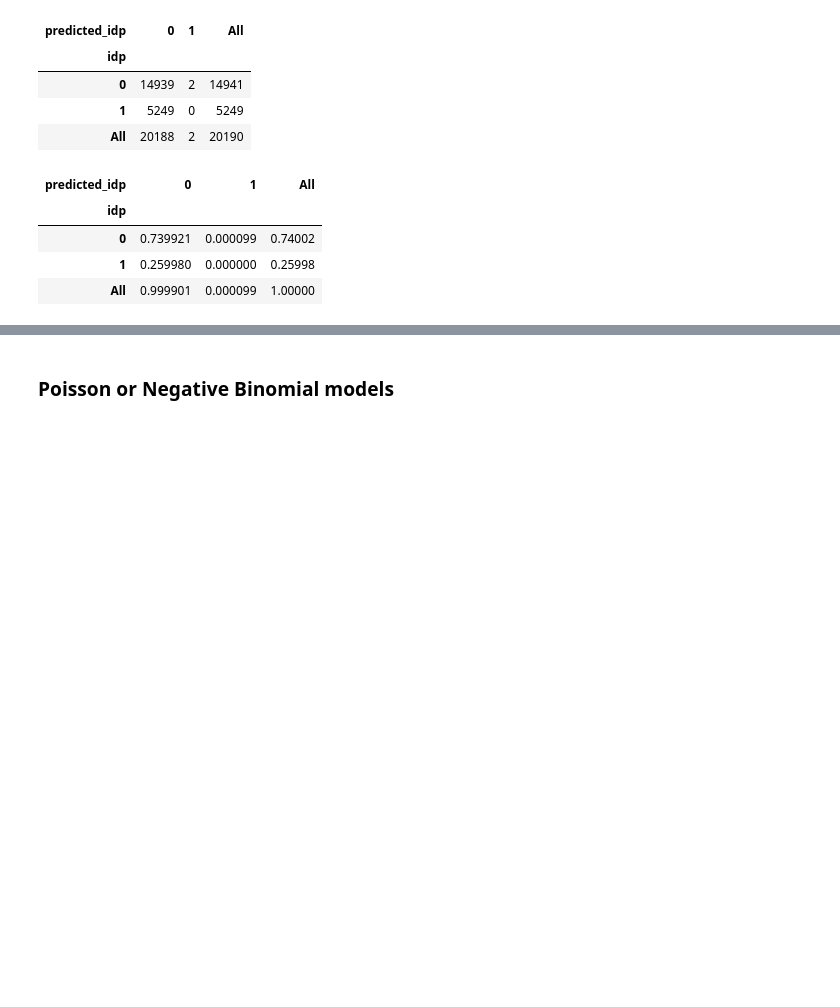
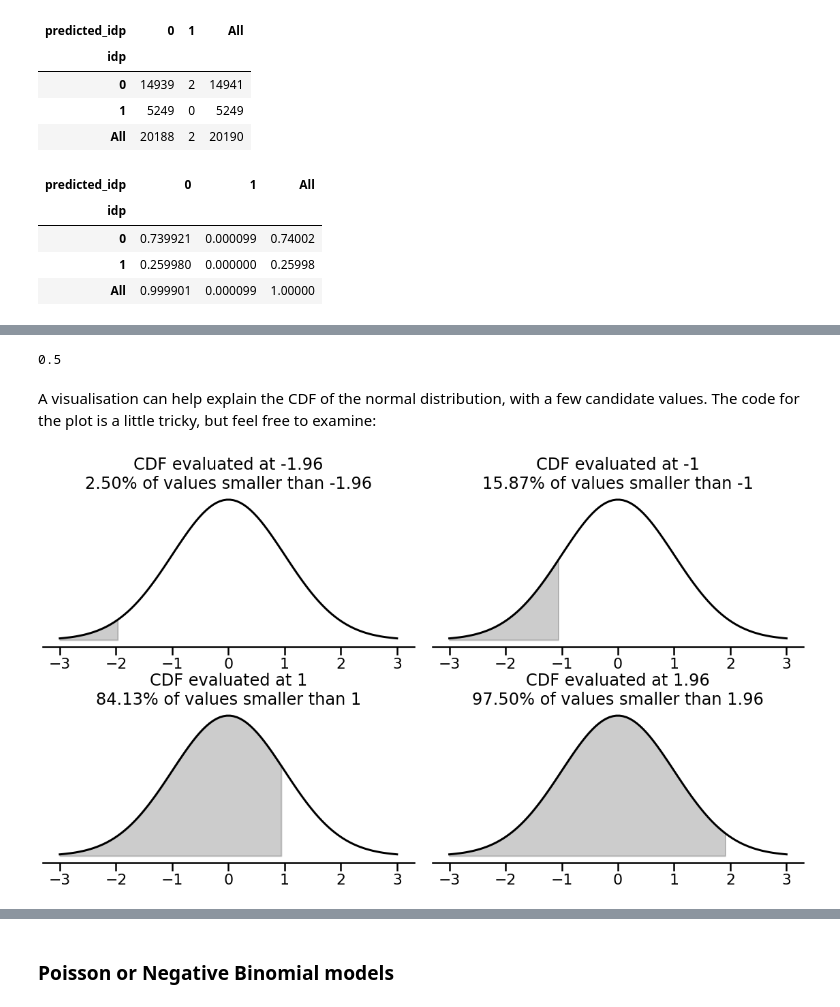
Before and after one commit to alexjonesphd/python_data_analysis, a Jupyter notebook: _sources/chapter6/generalised.ipynb, the cells around one changed output, grey strips where cells are left out. Drawn from its saved outputs; the diff is of its cells as text; code cells hidden in the pictures; blank space fills up the shorter version.

```diff
--- a/_sources/chapter6/generalised.ipynb
+++ b/_sources/chapter6/generalised.ipynb
@@ -150,0 +161,37 @@ Classification is a surprisingly difficult area of statistics - be sure to look
+# %%
+# Import scipy.stats.norm and make a distribution
+from scipy.stats import norm
+standard_normal = norm(0, 1)
+
+# What is the CDF of 0? That is, what's the probability a value from a standard normal is less than zero?
+print(standard_normal.cdf(0))
+# %% [output]
+0.5
+# %% [markdown]
+A visualisation can help explain the CDF of the normal distribution, with a few candidate values. The code for the plot is a little tricky, but feel free to examine:
+# %%
+# Show different CDFs
+cdfs = [-1.96, -1, 1, 1.96]
+
+with sns.plotting_context('poster'):
+
+    # Make figure
+    fig, axes = plt.subplots(2, 2, figsize=(20, 10), gridspec_kw={'wspace': 0.05, 'hspace': 0.4})
+    sns.despine(fig, left=True)
+
+    # Zip axes and cdfs and plot them
+    for ax, cdf in zip(axes.ravel(), cdfs):
+
+        # Plot the density function
+        ax.plot(x := np.linspace(-3, 3, 100), y := standard_normal.pdf(x), linestyle='-', color='black', linewidth=3)
+
+        # Get CDF
+        cudf = standard_normal.cdf(x)
+        ax.fill_between(x, y, where=(cudf < standard_normal.cdf(cdf)), color='black', alpha=.2)
+
+        # Tidy up
+        p = standard_normal.cdf(cdf) * 100
+        ax.set(yticklabels=[], yticks=[])
+        ax.set_title(f'CDF evaluated at {cdf}\n{p:.2f}% of values smaller than {cdf}')
+# %% [output]
+[figure, added]
```
Also changed, not shown: parts of 35 cells of this notebook, 34 other files.
